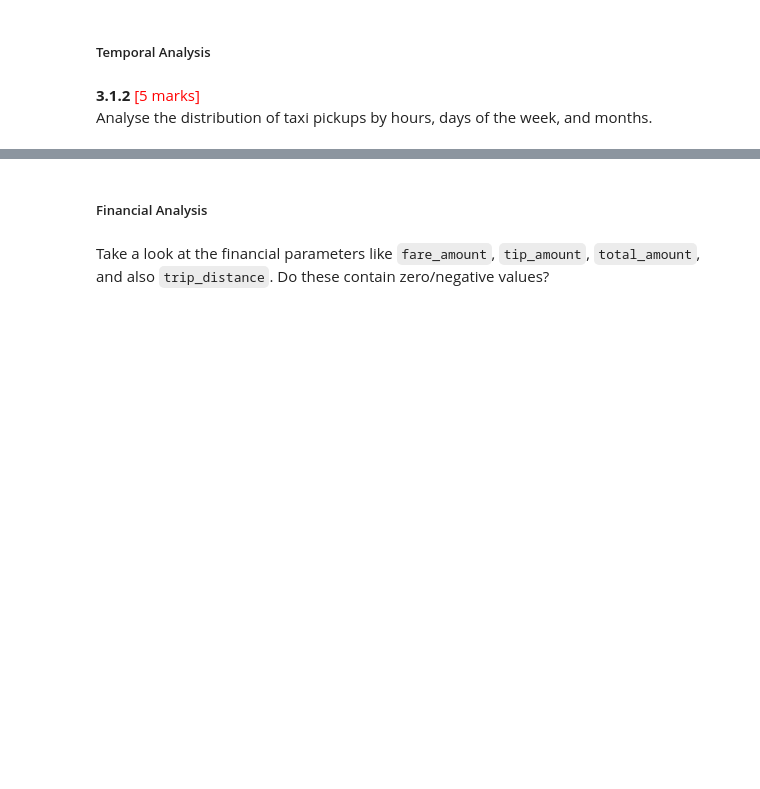
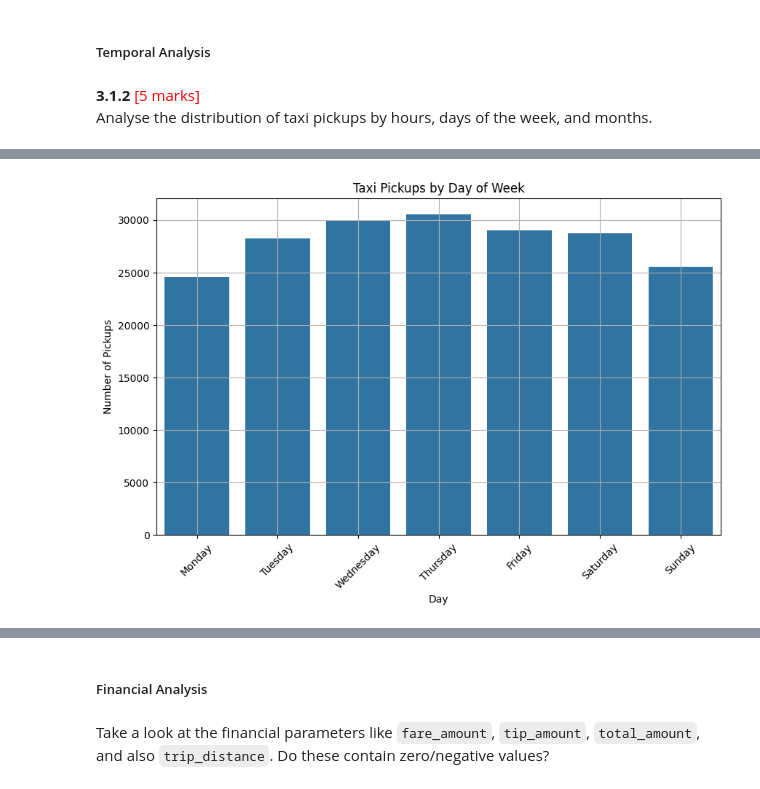
Before and after one commit to AGON002/python-assignment, a Jupyter notebook: EDA_Assg_NYC_Taxi_Starter.ipynb, the cells around one changed output, grey strips where cells are left out. Saved outputs shown, nothing was run; the diff lists cells and outputs as text; code cells hidden in the pictures; blank space fills up the shorter version.

```diff
--- a/EDA_Assg_NYC_Taxi_Starter.ipynb
+++ b/EDA_Assg_NYC_Taxi_Starter.ipynb
@@ -761,0 +772,13 @@ df['month'] = df['tpep_pickup_datetime'].dt.month_name()
+# %%
+# Find and show the daily trends in taxi pickups (days of the week)
+
+plt.figure(figsize=(10,6))
+sns.countplot(data=df, x='weekday', order=['Monday', 'Tuesday', 'Wednesday', 'Thursday', 'Friday', 'Saturday', 'Sunday'])
+plt.title('Taxi Pickups by Day of Week')
+plt.xlabel('Day')
+plt.ylabel('Number of Pickups')
+plt.xticks(rotation=45)
+plt.grid(True)
+plt.show()
+# %% [output]
+[figure, added]
```
Also changed, not shown: parts of 23 cells of this notebook.
